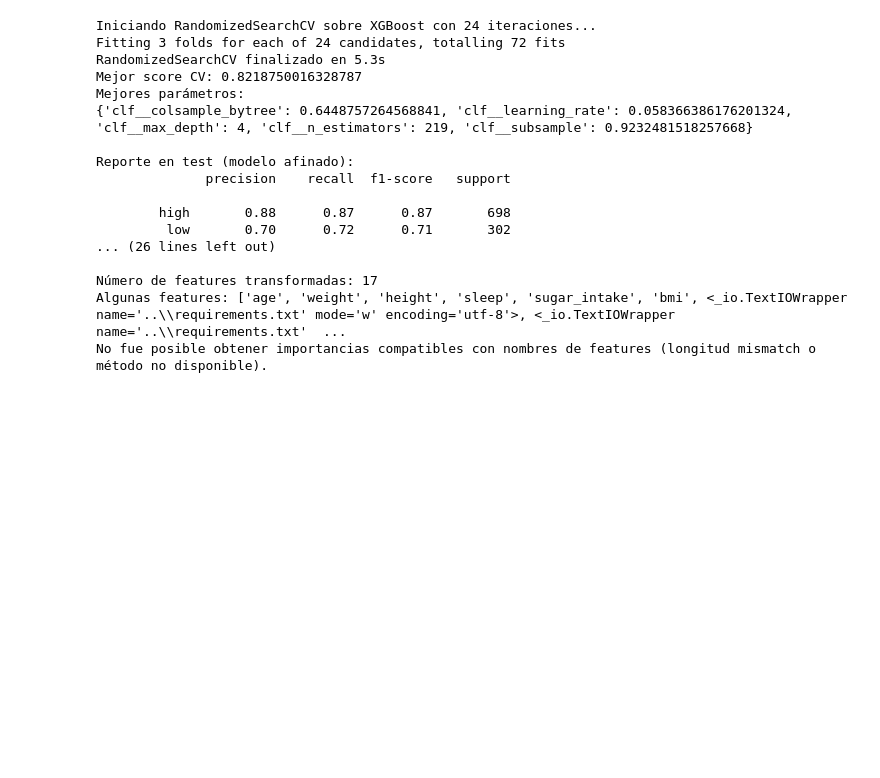
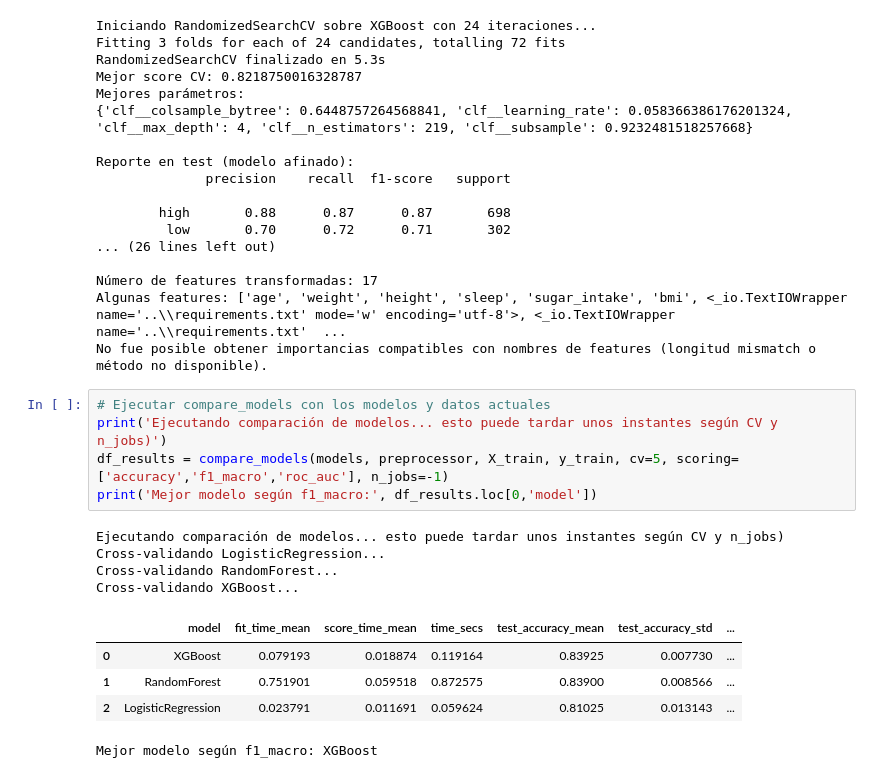
Before and after one commit to kannhpj/data-labs-proyecto, a Jupyter notebook: notebooks/03_AutoML_PyCaret.ipynb, the cells around one changed output. Saved outputs shown, nothing was run; the diff lists cells and outputs as text; blank space fills up the shorter version.

```diff
--- a/notebooks/03_AutoML_PyCaret.ipynb
+++ b/notebooks/03_AutoML_PyCaret.ipynb
@@ -381,3 +433,18 @@ Reporte en test (modelo afinado):
 Número de features transformadas: 17
 Algunas features: ['age', 'weight', 'height', 'sleep', 'sugar_intake', 'bmi', <_io.TextIOWrapper name='..\\requirements.txt' mode='w' encoding='utf-8'>, <_io.TextIOWrapper name='..\\requirements.txt'  ...
 No fue posible obtener importancias compatibles con nombres de features (longitud mismatch o método no disponible).
+# %%
+# Ejecutar compare_models con los modelos y datos actuales
+print('Ejecutando comparación de modelos... esto puede tardar unos instantes según CV y n_jobs)')
+df_results = compare_models(models, preprocessor, X_train, y_train, cv=5, scoring=['accuracy','f1_macro','roc_auc'], n_jobs=-1)
+print('Mejor modelo según f1_macro:', df_results.loc[0,'model'])
+# %% [output]
+Ejecutando comparación de modelos... esto puede tardar unos instantes según CV y n_jobs)
+Cross-validando LogisticRegression...
+Cross-validando RandomForest...
+Cross-validando XGBoost...
+|  | model | fit_time_mean | score_time_mean | time_secs | test_accuracy_mean | test_accuracy_std | ... |
+| 0 | XGBoost | 0.079193 | 0.018874 | 0.119164 | 0.83925 | 0.007730 | ... |
+| 1 | RandomForest | 0.751901 | 0.059518 | 0.872575 | 0.83900 | 0.008566 | ... |
+| 2 | LogisticRegression | 0.023791 | 0.011691 | 0.059624 | 0.81025 | 0.013143 | ... |
+Mejor modelo según f1_macro: XGBoost
```
Also changed, not shown: parts of 5 cells of this notebook, 2 other files.
